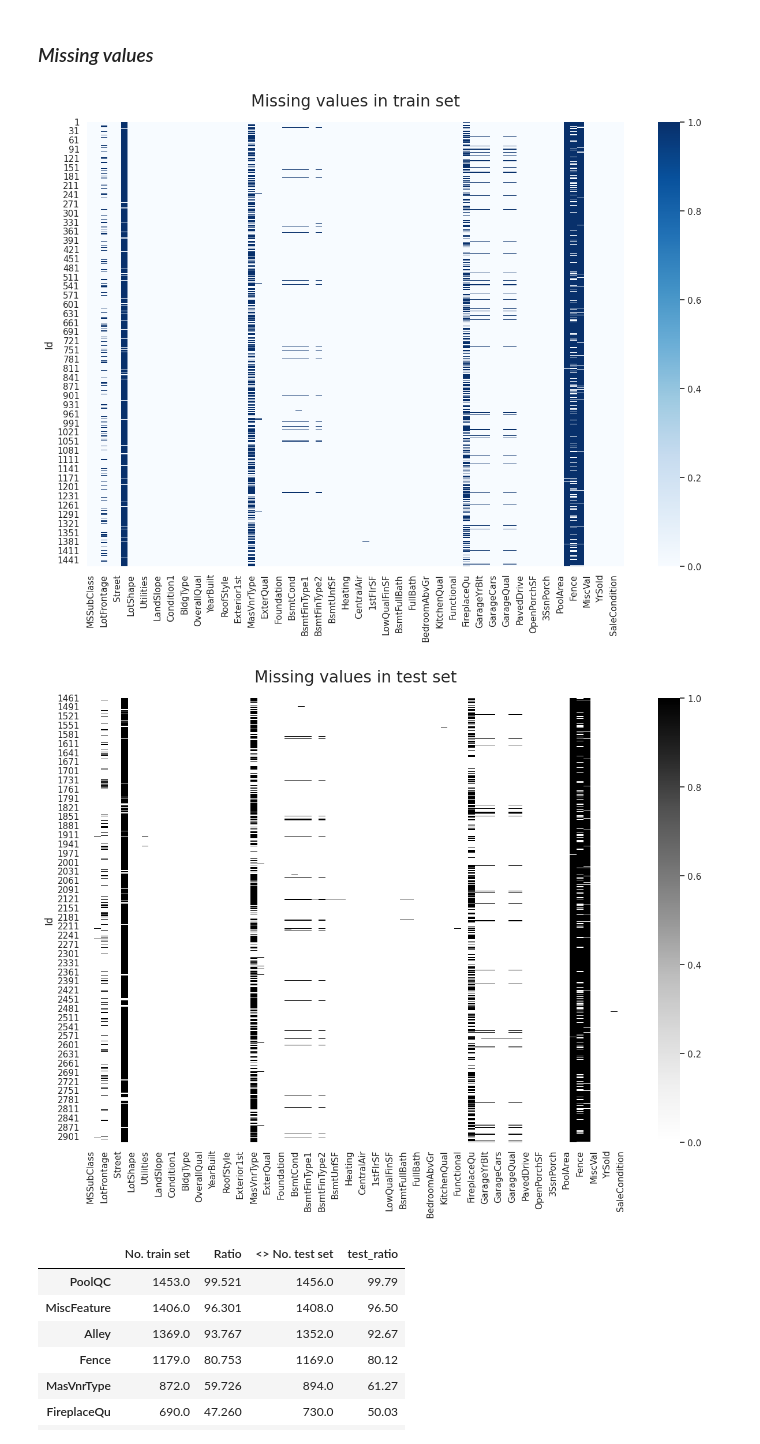
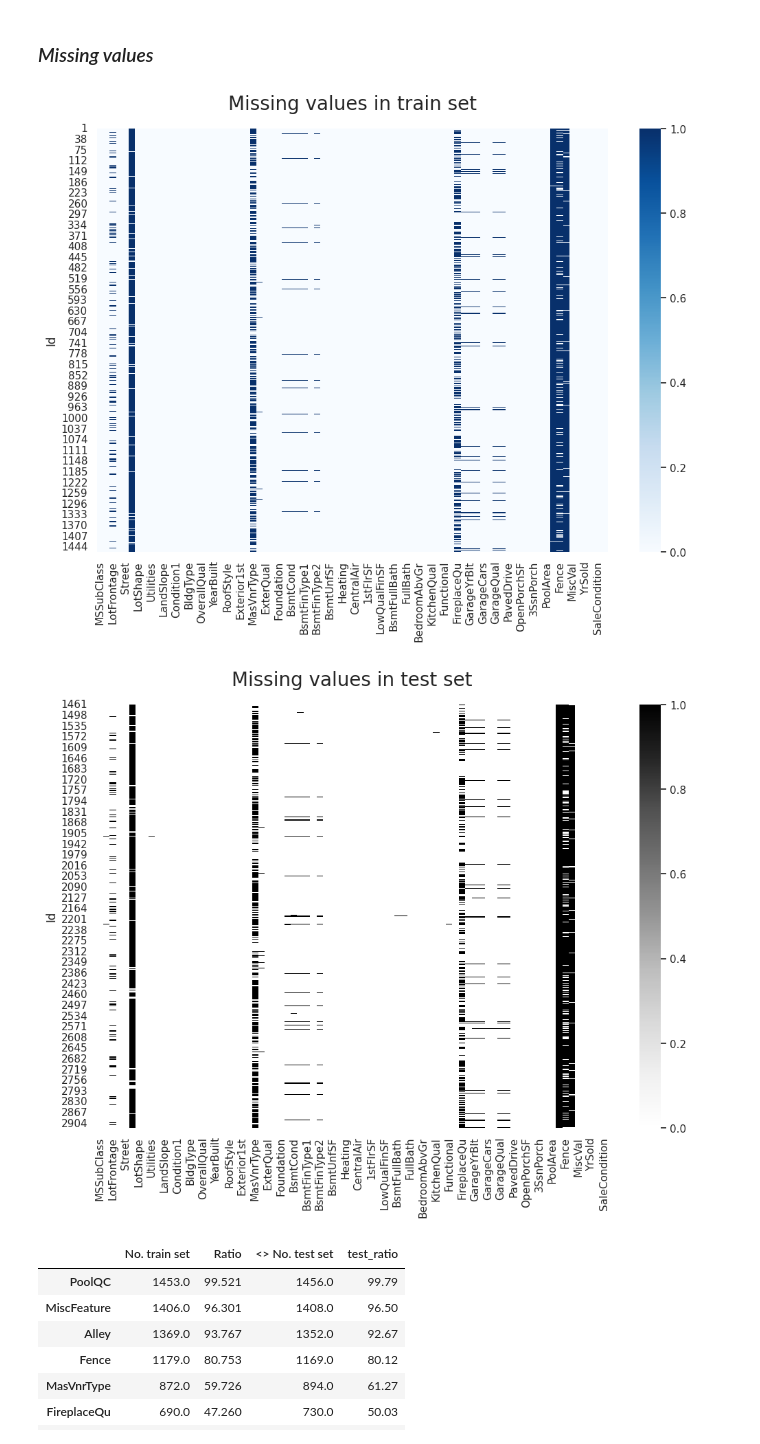
Before and after one commit to lovecrushfamily/Ames-Housing-Price-Prediction-Competition, a Jupyter notebook: notebook_analysis_modeling.ipynb, the cells around one changed output. Cells and saved outputs as stored; diff of their text form; code cells hidden in the pictures.

```diff
--- a/notebook_analysis_modeling.ipynb
+++ b/notebook_analysis_modeling.ipynb
@@ -158,21 +158,21 @@ tar_col = ["SalePrice"]
 # %% [markdown]
 ### *Missing values*
 # %%
-plt.subplots(figsize=(15, 10))
+plt.subplots(figsize=(12, 8))
 sns.heatmap(train_df.isnull(), cmap='Blues')
 
 plt.title("Missing values in train set", fontsize=20, pad=20)
 plt.show()
 # %% [output]
-[figure, old version]
+[figure, new version]
 # %%
-plt.subplots(figsize=(15, 10))
+plt.subplots(figsize=(12, 8))
 sns.heatmap(test_df.isnull(), cmap='Greys')
 
 plt.title("Missing values in test set", fontsize=20, pad=20)
 plt.show()
 # %% [output]
-[figure, old version]
+[figure, new version]
 # %%
 def report_missing_values(train_set:pd.DataFrame, test_set:pd.DataFrame=None):
     """"""
```
Also changed, not shown: parts of 48 cells of this notebook.
